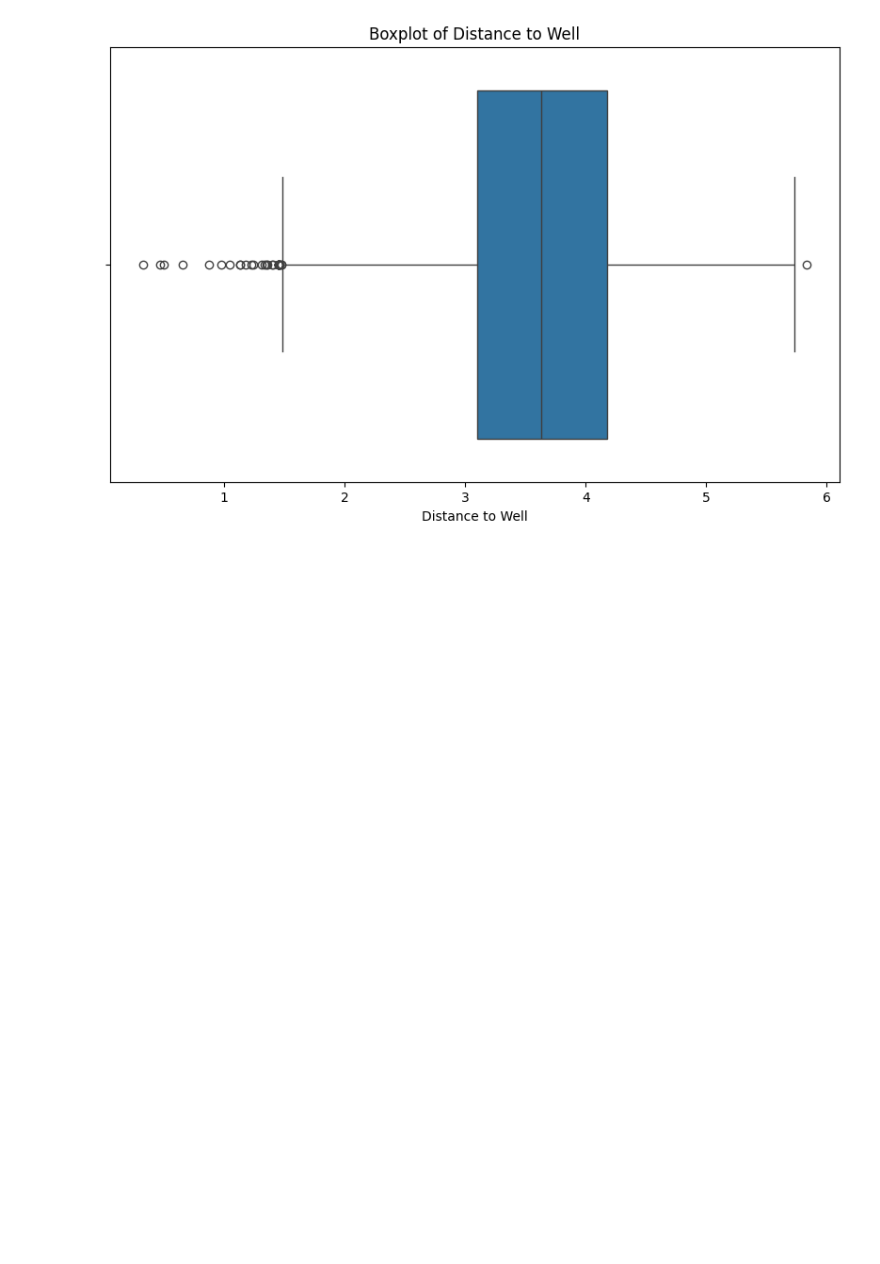
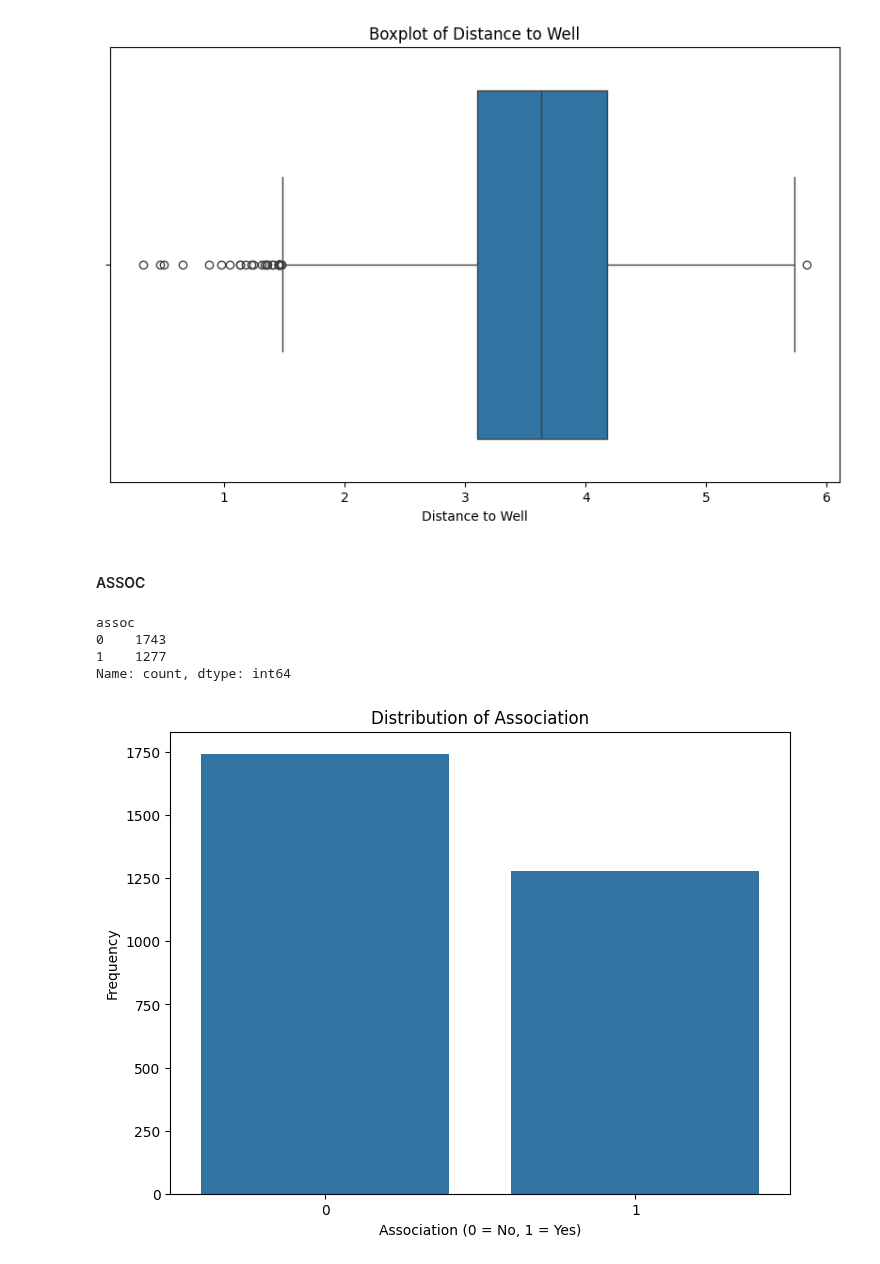
Before and after one commit to Darknight47/Data-Science-Project-01, a Jupyter notebook: logistic_regression.ipynb, the cells around one changed output. Saved outputs shown, nothing was run; the diff lists cells and outputs as text; code cells hidden in the pictures; blank space fills up the shorter version.

Commit message:
assoc

```diff
--- a/logistic_regression.ipynb
+++ b/logistic_regression.ipynb
@@ -140,3 +140,24 @@ plt.xlabel('Distance to Well')
 plt.show()
 # %% [output]
 [figure]
+# %% [markdown]
+#### ASSOC
+# %%
+# Frequency table for 'assoc'
+assoc_counts = dataset['assoc'].value_counts()
+print(assoc_counts)
+# %% [output]
+assoc
+0    1743
+1    1277
+Name: count, dtype: int64
+# %%
+# Bar chart for 'assoc'
+plt.figure(figsize=(8, 6))
+sns.barplot(x=assoc_counts.index, y=assoc_counts.values)
+plt.title('Distribution of Association')
+plt.xlabel('Association (0 = No, 1 = Yes)')
+plt.ylabel('Frequency')
+plt.show()
+# %% [output]
+[figure, added]
```
